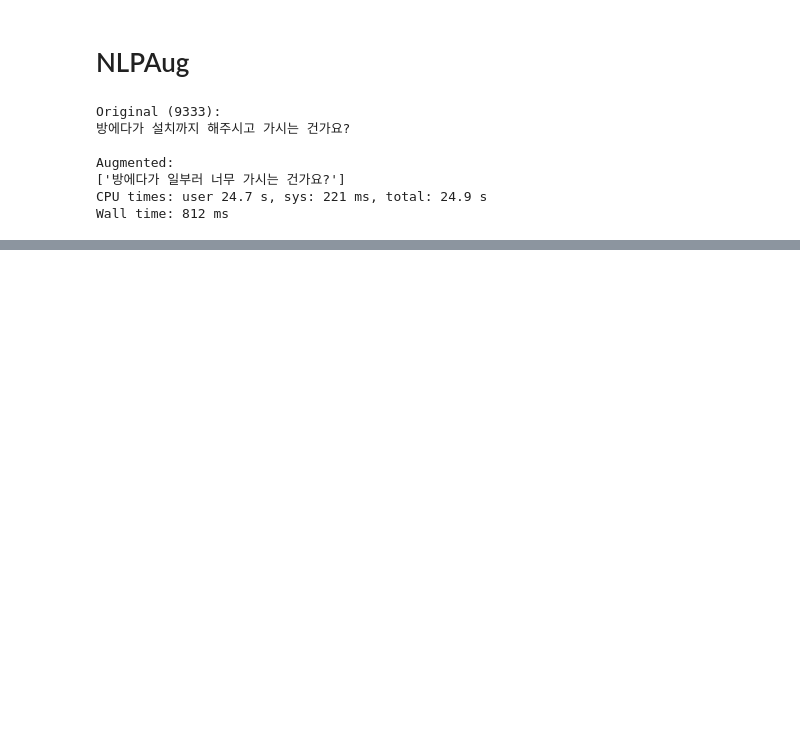
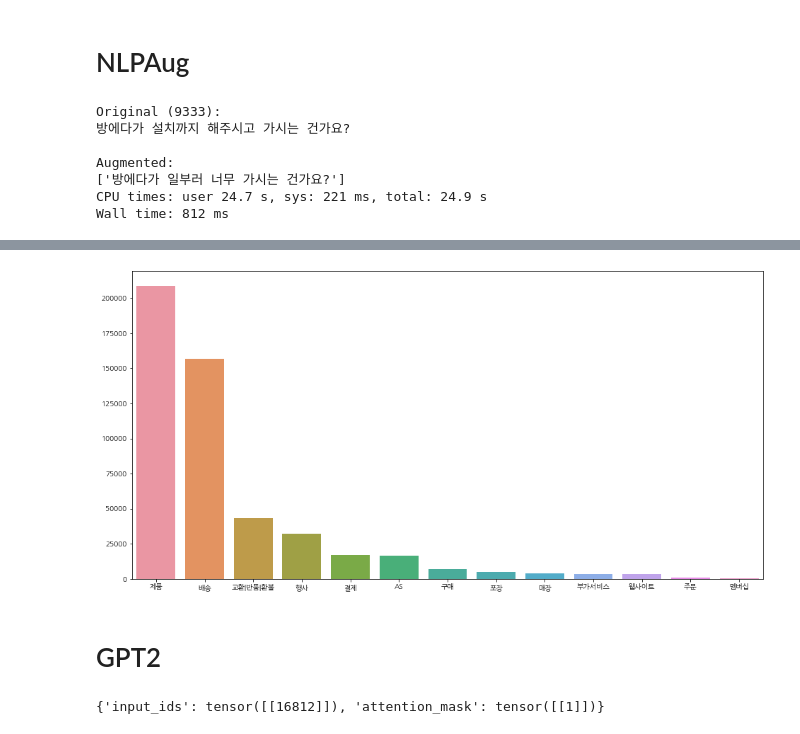
Before and after one commit to uoo723/BigStar-RnD-DA, a Jupyter notebook: notebooks/dev.ipynb, the cells around one changed output, grey strips where cells are left out. Saved outputs shown, nothing was run; the diff lists cells and outputs as text; code cells hidden in the pictures; blank space fills up the shorter version.

```diff
--- a/notebooks/dev.ipynb
+++ b/notebooks/dev.ipynb
@@ -807,0 +926,8 @@ len(orig_df) + len(back_df)
+# %%
+tmp_df = back_df.iloc[correct]
+# %%
+train_back_df = pd.concat([removed_train_df, tmp_df[~tmp_df['인텐트'].isin(['제품', '배송'])]])
+# %%
+plot_label_distribution(train_back_df)
+# %% [output]
+[figure, added]
@@ -807,0 +936,2 @@ len(orig_df) + len(back_df)
+# %% [markdown]
+# GPT2
@@ -807,0 +942,6 @@ len(orig_df) + len(back_df)
+# %%
+text = "주문"
+inputs = tokenizer(text, return_tensors='pt')
+inputs
+# %% [output]
+{'input_ids': tensor([[16812]]), 'attention_mask': tensor([[1]])}
```
Also changed, not shown: parts of 45 cells of this notebook.
